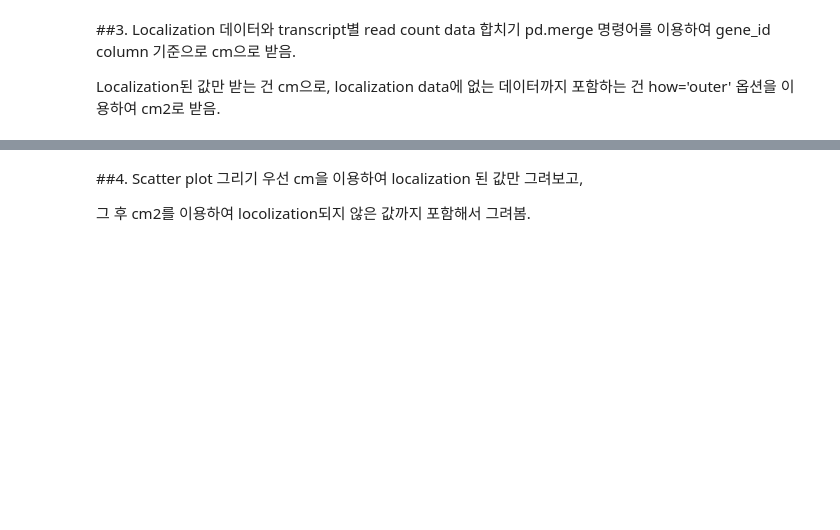
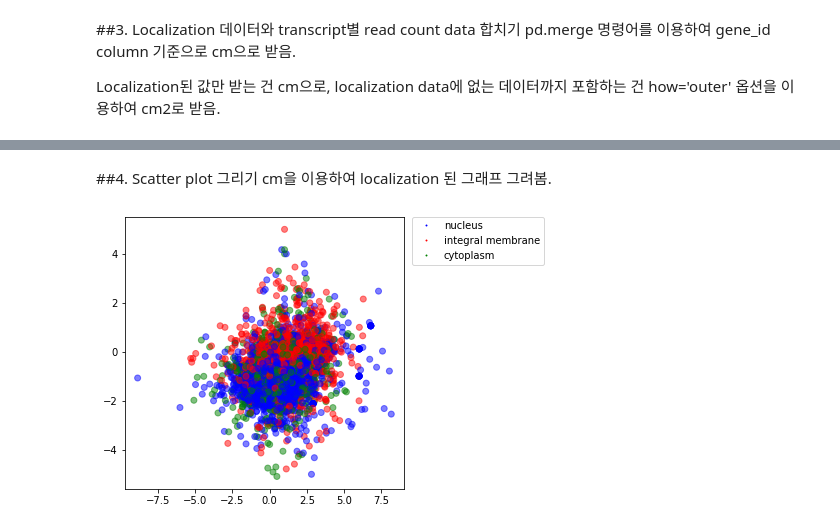
Before and after one commit to Heeun93/2021-36845_Homework, a Jupyter notebook: 220503_9th_weeks_homework_2021_36845_Heeun_Kwon.ipynb, the cells around one changed output, grey strips where cells are left out. Saved outputs shown, nothing was run; the diff lists cells and outputs as text; code cells hidden in the pictures; blank space fills up the shorter version.

```diff
--- a/220503_9th_weeks_homework_2021_36845_Heeun_Kwon.ipynb
+++ b/220503_9th_weeks_homework_2021_36845_Heeun_Kwon.ipynb
@@ -277,9 +277,29 @@ cm2.head()
 | 4 | ENSMUSG00000103377 | chr1 | 3435954 | 3438772 | - | 2819 | 0 | 0 | ... |
 # %% [markdown]
 ##4. Scatter plot 그리기
-우선 cm을 이용하여 localization 된 값만 그려보고,
-
-그 후 cm2를 이용하여 locolization되지 않은 값까지 포함해서 그려봄.
+cm을 이용하여 localization 된 그래프 그려봄.
+# %%
+from matplotlib import pyplot as plt
+from matplotlib.lines import Line2D
+import numpy as np
+import pandas as pd
+
+df = pd.DataFrame(dict(clip_enrichment=np.log2(cm['clip_enrichment']), rden_change=np.log2(cm['rden_change']), type=cm['type']))
+
+fig, ax = plt.subplots(1, 1, figsize=(5, 5))
+
+colors = {'nucleus':'blue', 'integral membrane':'red', 'cytoplasm':'green'}
+ax.scatter(df['clip_enrichment'], df['rden_change'], c=df['type'].map(colors), alpha=0.5)
+
+nucleus_color = Line2D(range(1), range(1), color="white", marker='o', markerfacecolor='blue',label='nucleus',markersize=3)
+integral_membrane_color = Line2D(range(1), range(1), color="white", marker='o', markerfacecolor='red',label='integral membrane',markersize=3)
+cytoplasm_color = Line2D(range(1), range(1), color="white", marker='o', markerfacecolor='green',label='cytoplasm',markersize=3)
+
+ax.legend(handles=[nucleus_color,integral_membrane_color,cytoplasm_color],loc='upper right', bbox_to_anchor=(1.52, 1.02))
+
+plt.show()
+# %% [output]
+[figure, added]
 # %%
 from matplotlib import pyplot as plt
 from matplotlib.lines import Line2D
```
Also changed, not shown: parts of 6 cells of this notebook.
